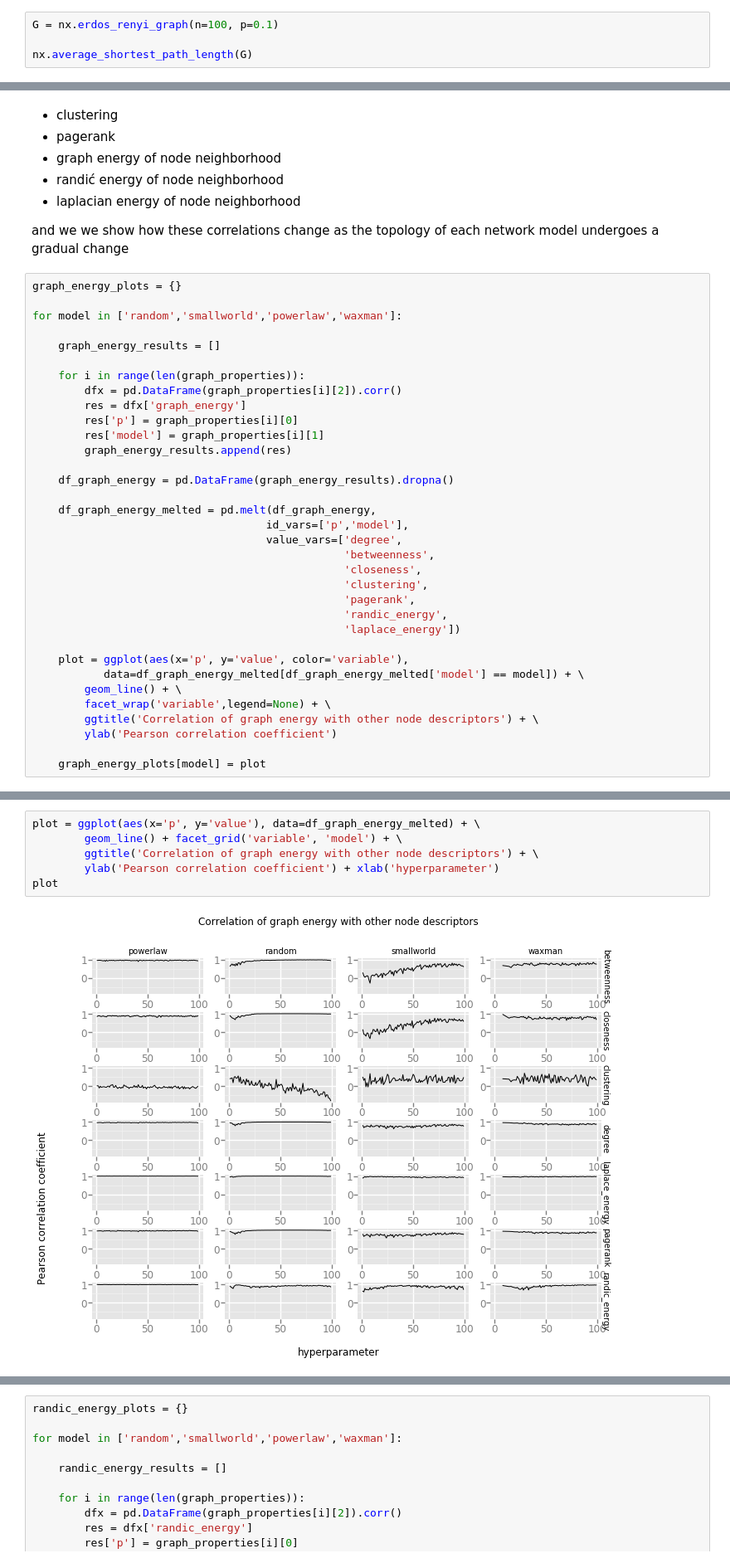
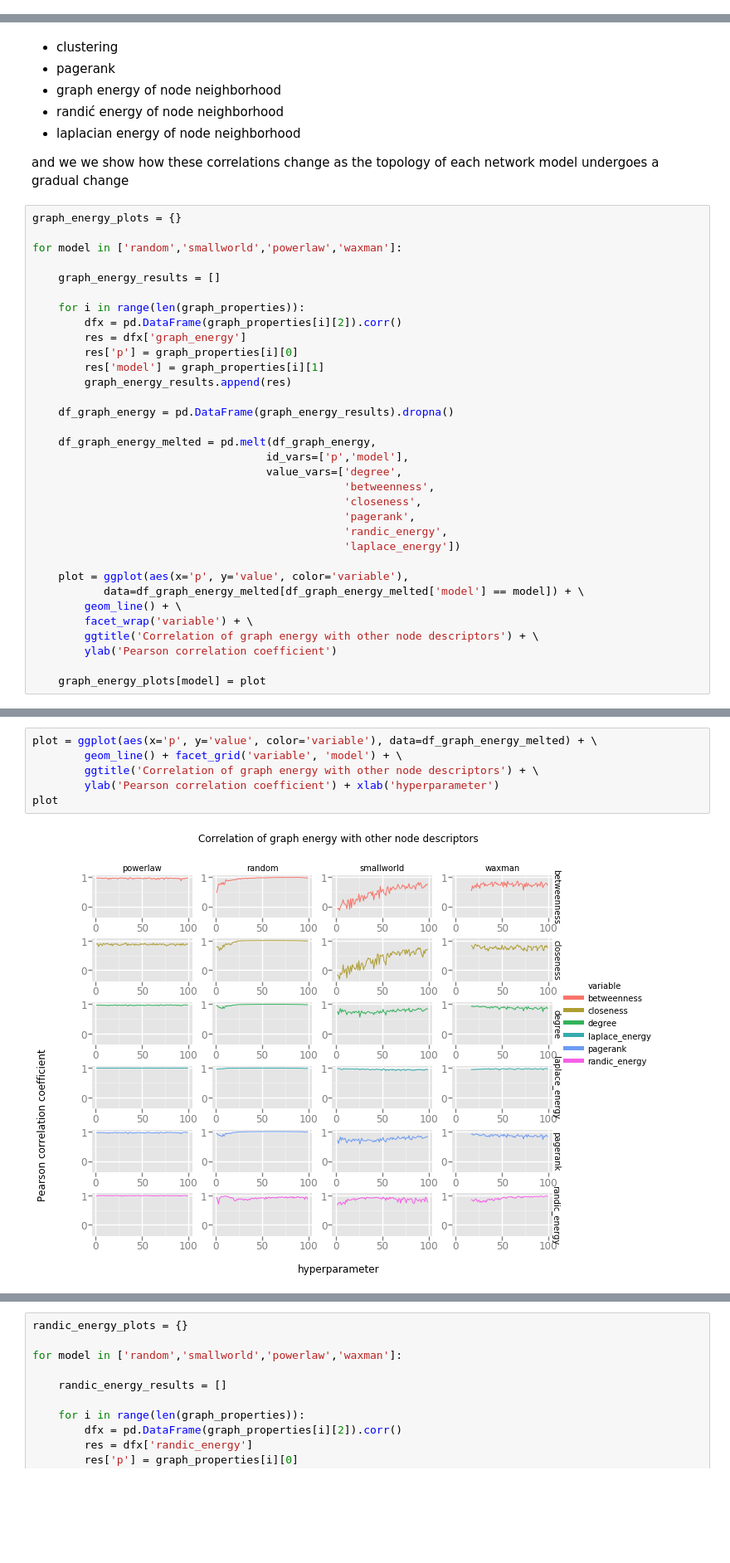
Before and after one commit to megaduks/entropy-complex-networks, a Jupyter notebook: entropy-of-network-energies.ipynb, the cells around one changed output, grey strips where cells are left out. Shown at 83% size. Saved outputs shown, nothing was run; the diff lists cells and outputs as text; blank space fills up the shorter version.

```diff
--- a/entropy-of-network-energies.ipynb
+++ b/entropy-of-network-energies.ipynb
@@ -76,7 +76,3 @@ import networkx as nx
 import scipy, scipy.stats
 
 from networkentropy import network_energy as ne
-# %%
-G = nx.erdos_renyi_graph(n=100, p=0.1)
-
-nx.average_shortest_path_length(G)
@@ -180,7 +171,6 @@ for model in ['random','smallworld','powerlaw','waxman']:
                                     value_vars=['degree',
                                                 'betweenness',
                                                 'closeness',
-                                                'clustering',
                                                 'pagerank',
                                                 'randic_energy',
                                                 'laplace_energy'])
@@ -188,7 +178,7 @@ for model in ['random','smallworld','powerlaw','waxman']:
     plot = ggplot(aes(x='p', y='value', color='variable'),
            data=df_graph_energy_melted[df_graph_energy_melted['model'] == model]) + \
         geom_line() + \
-        facet_wrap('variable',legend=None) + \
+        facet_wrap('variable') + \
         ggtitle('Correlation of graph energy with other node descriptors') + \
         ylab('Pearson correlation coefficient')
 
@@ -198,8 +186,8 @@ TypeError: __init__() got an unexpected keyword argument 'legend'
 # %%
-plot = ggplot(aes(x='p', y='value'), data=df_graph_energy_melted) + \
+plot = ggplot(aes(x='p', y='value', color='variable'), data=df_graph_energy_melted) + \
         geom_line() + facet_grid('variable', 'model') + \
         ggtitle('Correlation of graph energy with other node descriptors') + \
         ylab('Pearson correlation coefficient') + xlab('hyperparameter')
 plot
 # %% [output]
-[figure, old version]
+[figure, new version]
```
Also changed, not shown: parts of 11 cells of this notebook, 1 other file.
